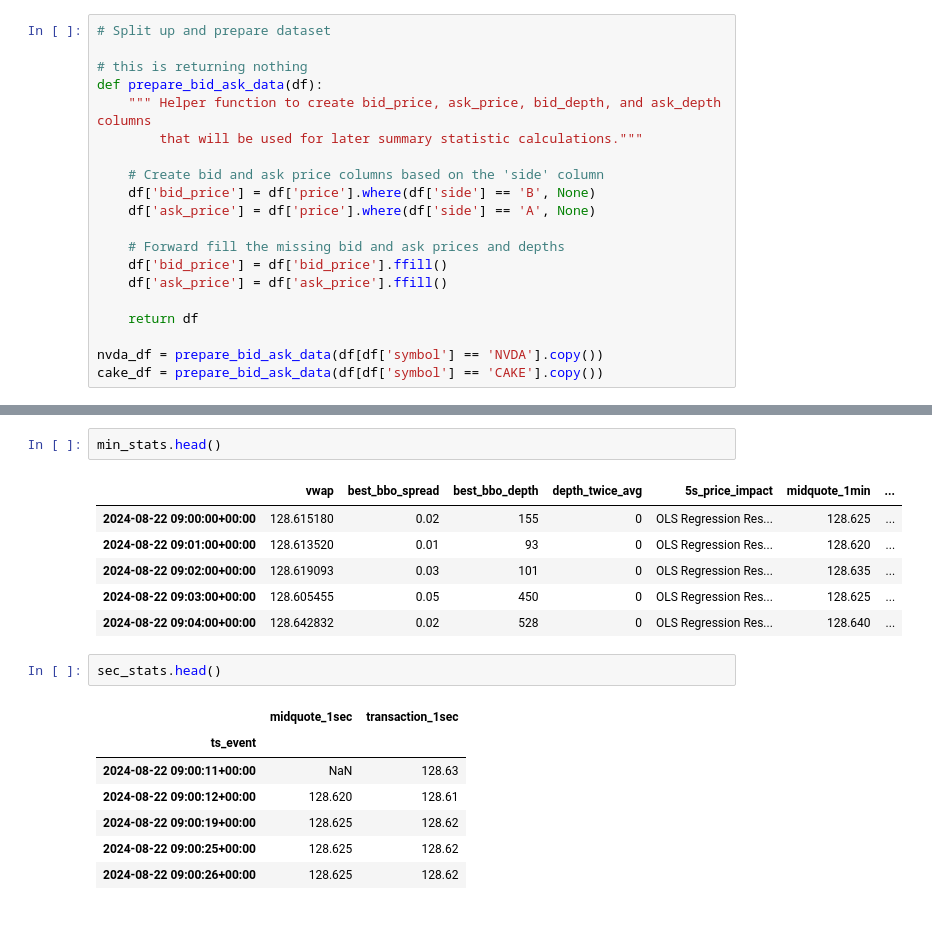
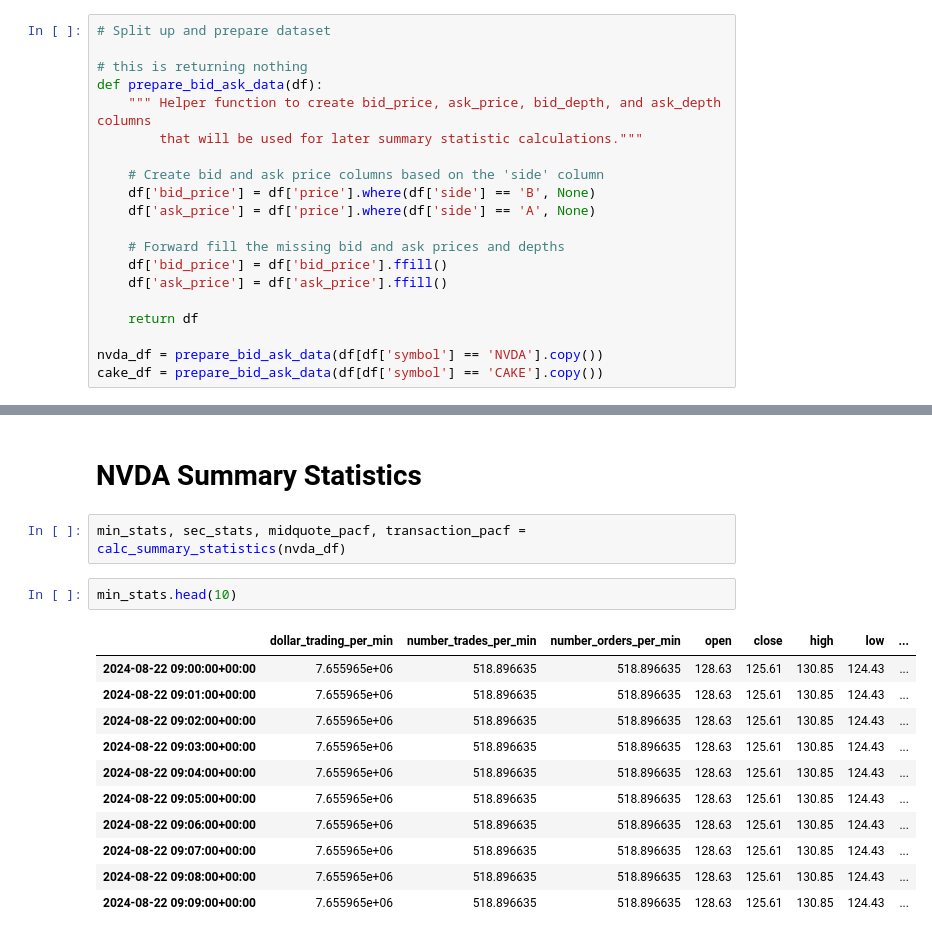
Before and after one commit to amchugh2/230x_team_repo, a Jupyter notebook: hw1.ipynb, the cells around one changed output, grey strips where cells are left out. Saved outputs shown, nothing was run; the diff lists cells and outputs as text.

Commit message:
Add files via upload
finished summary statistics for stocks

```diff
--- a/hw1.ipynb
+++ b/hw1.ipynb
@@ -344,19 +349,18 @@ Midquote return autocorrelations
-# %%
-min_stats.head()
-# %% [output]
-|  | vwap | best_bbo_spread | best_bbo_depth | depth_twice_avg | 5s_price_impact | midquote_1min | ... |
-| 2024-08-22 09:00:00+00:00 | 128.615180 | 0.02 | 155 | 0 | OLS Regression Res... | 128.625 | ... |
-| 2024-08-22 09:01:00+00:00 | 128.613520 | 0.01 | 93 | 0 | OLS Regression Res... | 128.620 | ... |
-| 2024-08-22 09:02:00+00:00 | 128.619093 | 0.03 | 101 | 0 | OLS Regression Res... | 128.635 | ... |
-| 2024-08-22 09:03:00+00:00 | 128.605455 | 0.05 | 450 | 0 | OLS Regression Res... | 128.625 | ... |
-| 2024-08-22 09:04:00+00:00 | 128.642832 | 0.02 | 528 | 0 | OLS Regression Res... | 128.640 | ... |
-# %%
-sec_stats.head()
-# %% [output]
-|  | midquote_1sec | transaction_1sec |
-| ts_event |  |  |
-| 2024-08-22 09:00:11+00:00 | NaN | 128.63 |
-| 2024-08-22 09:00:12+00:00 | 128.620 | 128.61 |
-| 2024-08-22 09:00:19+00:00 | 128.625 | 128.62 |
-| 2024-08-22 09:00:25+00:00 | 128.625 | 128.62 |
-| 2024-08-22 09:00:26+00:00 | 128.625 | 128.62 |
+# %% [markdown]
+# NVDA Summary Statistics
+# %%
+min_stats, sec_stats, midquote_pacf, transaction_pacf = calc_summary_statistics(nvda_df)
+# %%
+min_stats.head(10)
+# %% [output]
+|  | dollar_trading_per_min | number_trades_per_min | number_orders_per_min | open | close | high | low | ... |
+| 2024-08-22 09:00:00+00:00 | 7.655965e+06 | 518.896635 | 518.896635 | 128.63 | 125.61 | 130.85 | 124.43 | ... |
+| 2024-08-22 09:01:00+00:00 | 7.655965e+06 | 518.896635 | 518.896635 | 128.63 | 125.61 | 130.85 | 124.43 | ... |
+| 2024-08-22 09:02:00+00:00 | 7.655965e+06 | 518.896635 | 518.896635 | 128.63 | 125.61 | 130.85 | 124.43 | ... |
+| 2024-08-22 09:03:00+00:00 | 7.655965e+06 | 518.896635 | 518.896635 | 128.63 | 125.61 | 130.85 | 124.43 | ... |
+| 2024-08-22 09:04:00+00:00 | 7.655965e+06 | 518.896635 | 518.896635 | 128.63 | 125.61 | 130.85 | 124.43 | ... |
+| 2024-08-22 09:05:00+00:00 | 7.655965e+06 | 518.896635 | 518.896635 | 128.63 | 125.61 | 130.85 | 124.43 | ... |
+| 2024-08-22 09:06:00+00:00 | 7.655965e+06 | 518.896635 | 518.896635 | 128.63 | 125.61 | 130.85 | 124.43 | ... |
+| 2024-08-22 09:07:00+00:00 | 7.655965e+06 | 518.896635 | 518.896635 | 128.63 | 125.61 | 130.85 | 124.43 | ... |
+| 2024-08-22 09:08:00+00:00 | 7.655965e+06 | 518.896635 | 518.896635 | 128.63 | 125.61 | 130.85 | 124.43 | ... |
+| 2024-08-22 09:09:00+00:00 | 7.655965e+06 | 518.896635 | 518.896635 | 128.63 | 125.61 | 130.85 | 124.43 | ... |
```
Also changed, not shown: parts of 10 cells of this notebook.
